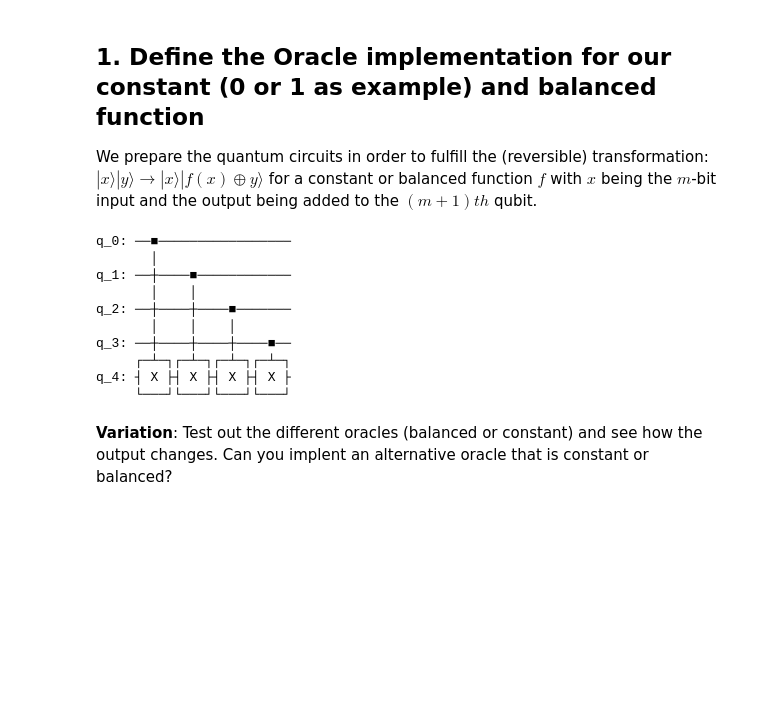
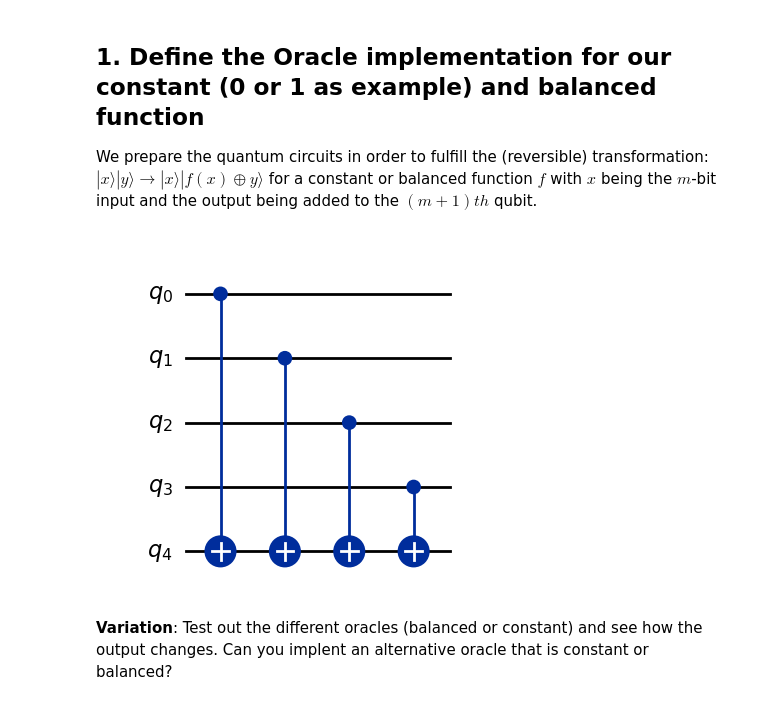
Before and after one commit to carlasophie/QAI_lecture, a Jupyter notebook: notebooks/02_deutsch_jozsa_algorithm.ipynb, the cells around one changed output. Cells and saved outputs as stored; diff of their text form; code cells hidden in the pictures; blank space fills up the shorter version.

```diff
--- a/notebooks/02_deutsch_jozsa_algorithm.ipynb
+++ b/notebooks/02_deutsch_jozsa_algorithm.ipynb
@@ -54,18 +55,9 @@ def balanced_oracle(m):
 # %%
 # let's visualize the quantum circuit for the balanced oracle
 qc = balanced_oracle(m=4)
-qc.draw()
+qc.draw('mpl')
 # %% [output]
-q_0: ──■─────────────────
-       │
-q_1: ──┼────■────────────
-       │    │
-q_2: ──┼────┼────■───────
-       │    │    │
-q_3: ──┼────┼────┼────■──
-     ┌─┴─┐┌─┴─┐┌─┴─┐┌─┴─┐
-q_4: ┤ X ├┤ X ├┤ X ├┤ X ├
-     └───┘└───┘└───┘└───┘
+[figure, added]
 # %% [markdown]
 **Variation**: Test out the different oracles (balanced or constant) and see how the output changes. Can you implent an alternative oracle that is constant or balanced?
 # %%
```
Also changed, not shown: parts of 2 cells of this notebook.
